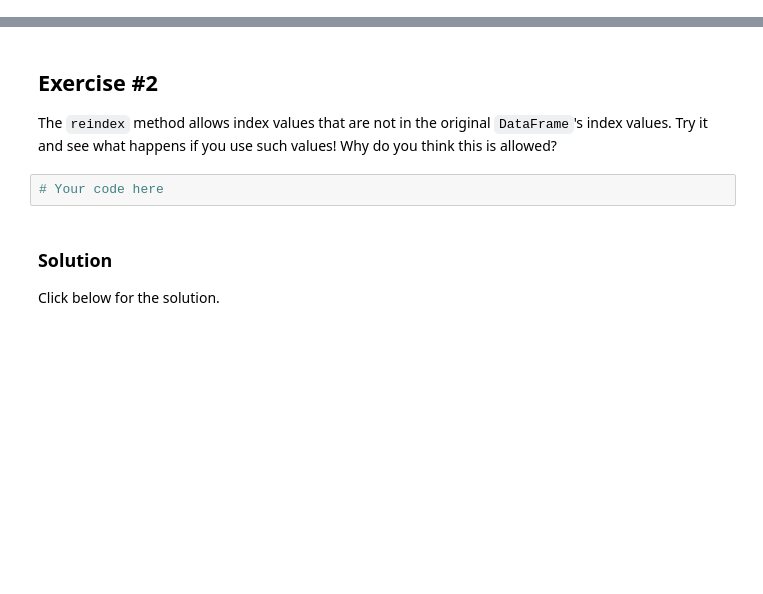
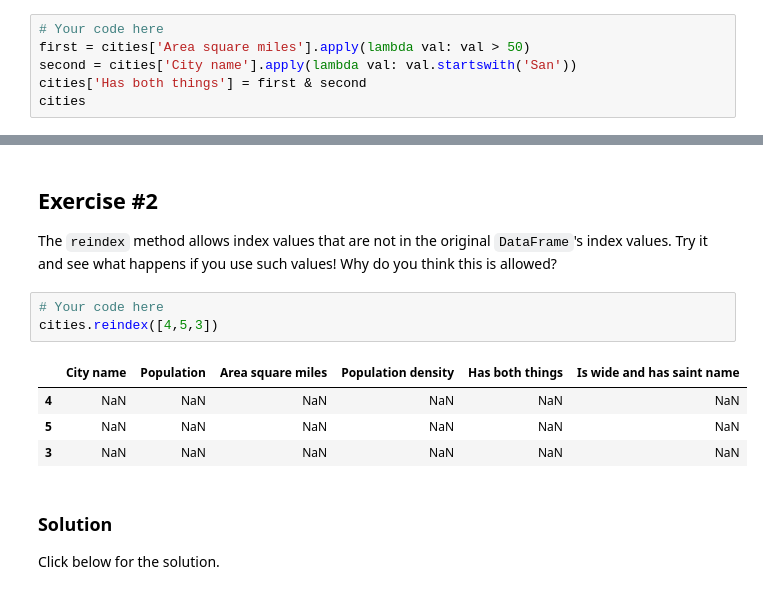
Before and after one commit to victor-qin/learning_learning, a Jupyter notebook: intro_to_pandas.ipynb, the cells around one changed output, grey strips where cells are left out. Drawn from its saved outputs; the diff is of its cells as text; blank space fills up the shorter version.

```diff
--- a/intro_to_pandas.ipynb
+++ b/intro_to_pandas.ipynb
@@ -188,0 +185,6 @@ cities.apply()
+# %%
+# Your code here
+first = cities['Area square miles'].apply(lambda val: val > 50)
+second = cities['City name'].apply(lambda val: val.startswith('San'))
+cities['Has both things'] = first & second
+cities
@@ -219,6 +245,12 @@ For more information, see the [Index documentation](http://pandas.pydata.org/pan
 The `reindex` method allows index values that are not in the original `DataFrame`'s index values. Try it and see what happens if you use such values! Why do you think this is allowed?
 # %%
 # Your code here
+cities.reindex([4,5,3])
+# %% [output]
+|  | City name | Population | Area square miles | Population density | Has both things | Is wide and has saint name |
+| 4 | NaN | NaN | NaN | NaN | NaN | NaN |
+| 5 | NaN | NaN | NaN | NaN | NaN | NaN |
+| 3 | NaN | NaN | NaN | NaN | NaN | NaN |
 # %% [markdown]
 ### Solution
 
```
Also changed, not shown: parts of 9 cells of this notebook, 5 other files.
